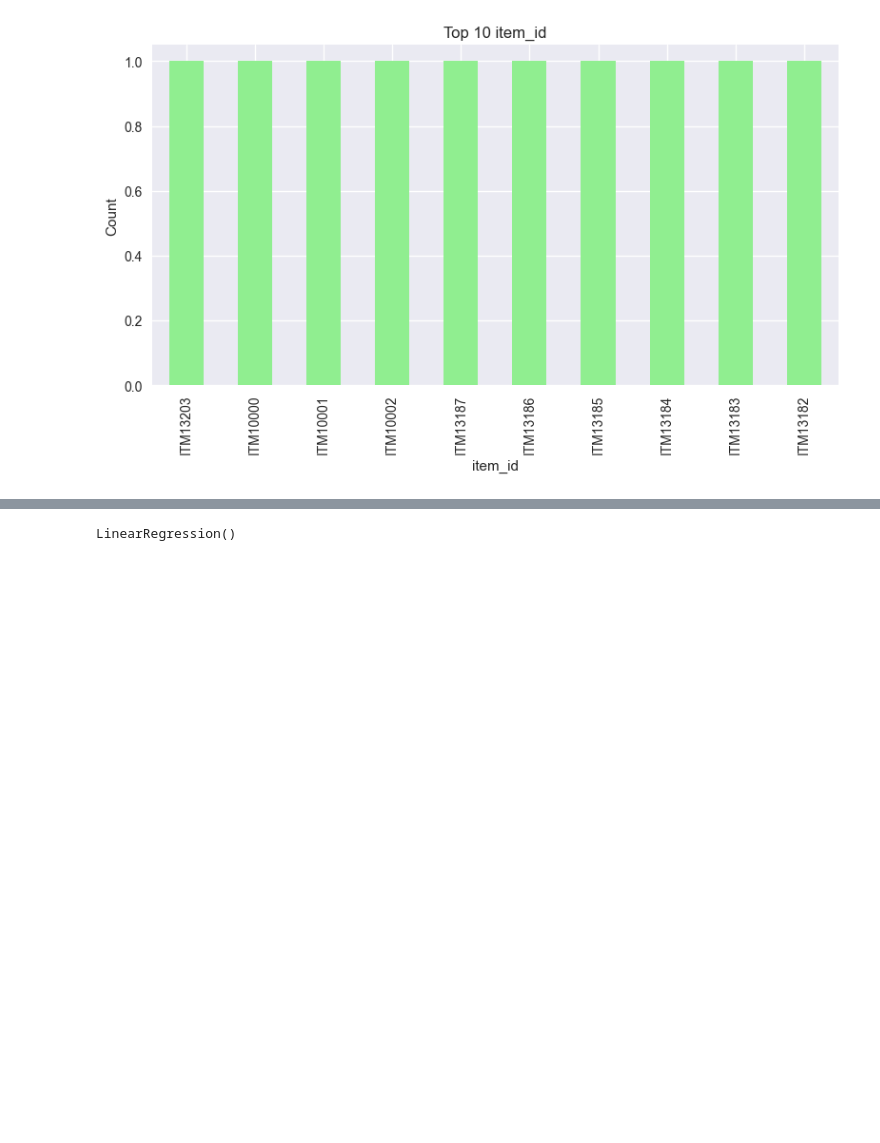
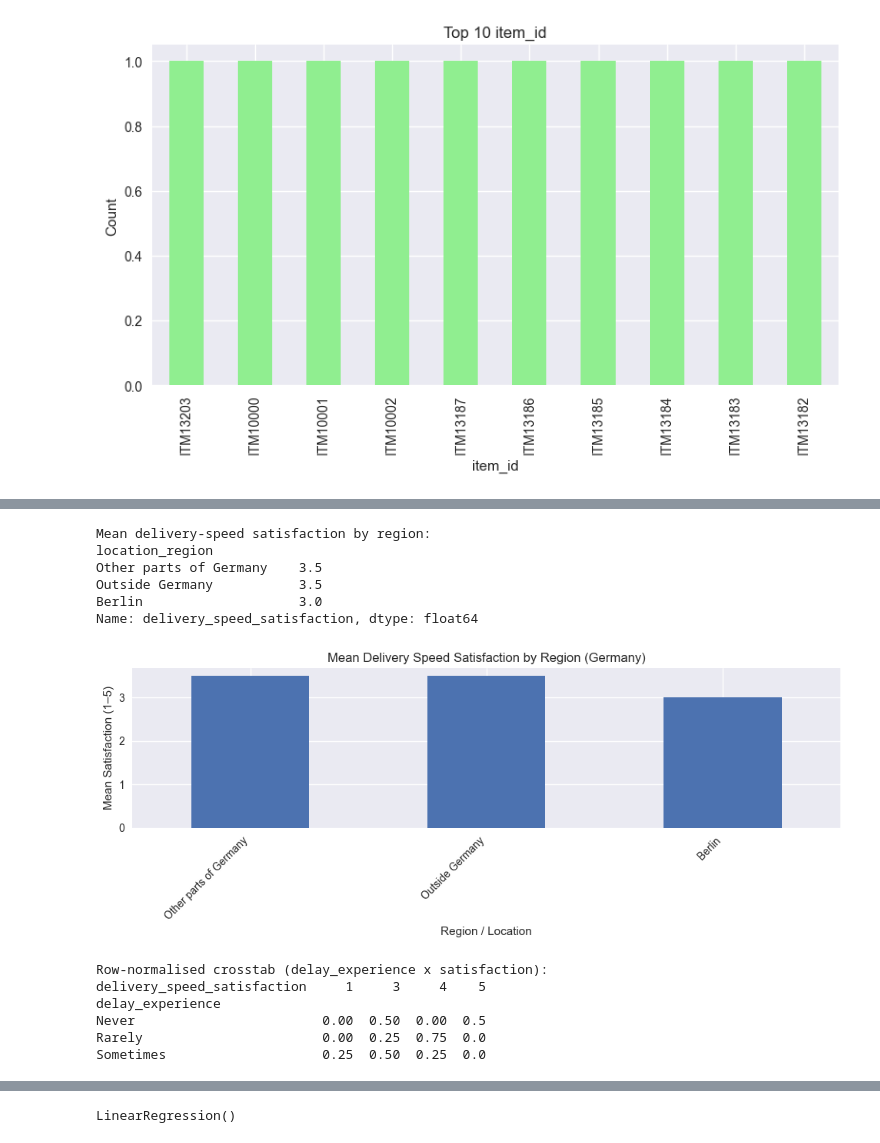
Before and after one commit to vbarbas03/Dissertation-, a Jupyter notebook: dissertation.ipynb, the cells around one changed output, grey strips where cells are left out. Saved outputs shown, nothing was run; the diff lists cells and outputs as text; code cells hidden in the pictures; blank space fills up the shorter version.

```diff
--- a/dissertation.ipynb
+++ b/dissertation.ipynb
@@ -565,0 +598,53 @@ if cat_cols:
+# %%
+survey_df["delivery_speed_satisfaction"] = pd.to_numeric(
+    survey_df["delivery_speed_satisfaction"], errors="coerce"
+)
+
+region_mean = (
+    survey_df.groupby("location_region")["delivery_speed_satisfaction"]
+    .mean()
+    .sort_values(ascending=False)
+)
+
+print("\nMean delivery-speed satisfaction by region:")
+print(region_mean.round(2))
+
+plt.figure(figsize=(10,4))
+region_mean.plot(kind="bar")
+plt.title("Mean Delivery Speed Satisfaction by Region (Germany)")
+plt.xlabel("Region / Location")
+plt.ylabel("Mean Satisfaction (1–5)")
+plt.xticks(rotation=45, ha="right")
+plt.tight_layout()
+plt.savefig("mean_satisfaction_by_region.png")
+plt.show()
+# %% [output]
+Mean delivery-speed satisfaction by region:
+location_region
+Other parts of Germany    3.5
+Outside Germany           3.5
+Berlin                    3.0
+Name: delivery_speed_satisfaction, dtype: float64
+[figure, added]
+# %%
+survey_df["delivery_speed_satisfaction"] = pd.to_numeric(
+    survey_df["delivery_speed_satisfaction"], errors="coerce"
+)
+
+ctab = pd.crosstab(
+    survey_df["delay_experience"],
+    survey_df["delivery_speed_satisfaction"],
+    normalize="index"
+).round(3)
+
+print("\nRow-normalised crosstab (delay_experience x satisfaction):")
+print(ctab)
+
+ctab.to_csv("crosstab_delay_experience_vs_satisfaction.csv")
+# %% [output]
+Row-normalised crosstab (delay_experience x satisfaction):
+delivery_speed_satisfaction     1     3     4    5
+delay_experience
+Never                        0.00  0.50  0.00  0.5
+Rarely                       0.00  0.25  0.75  0.0
+Sometimes                    0.25  0.50  0.25  0.0
```
Also changed, not shown: parts of 2 cells of this notebook.
